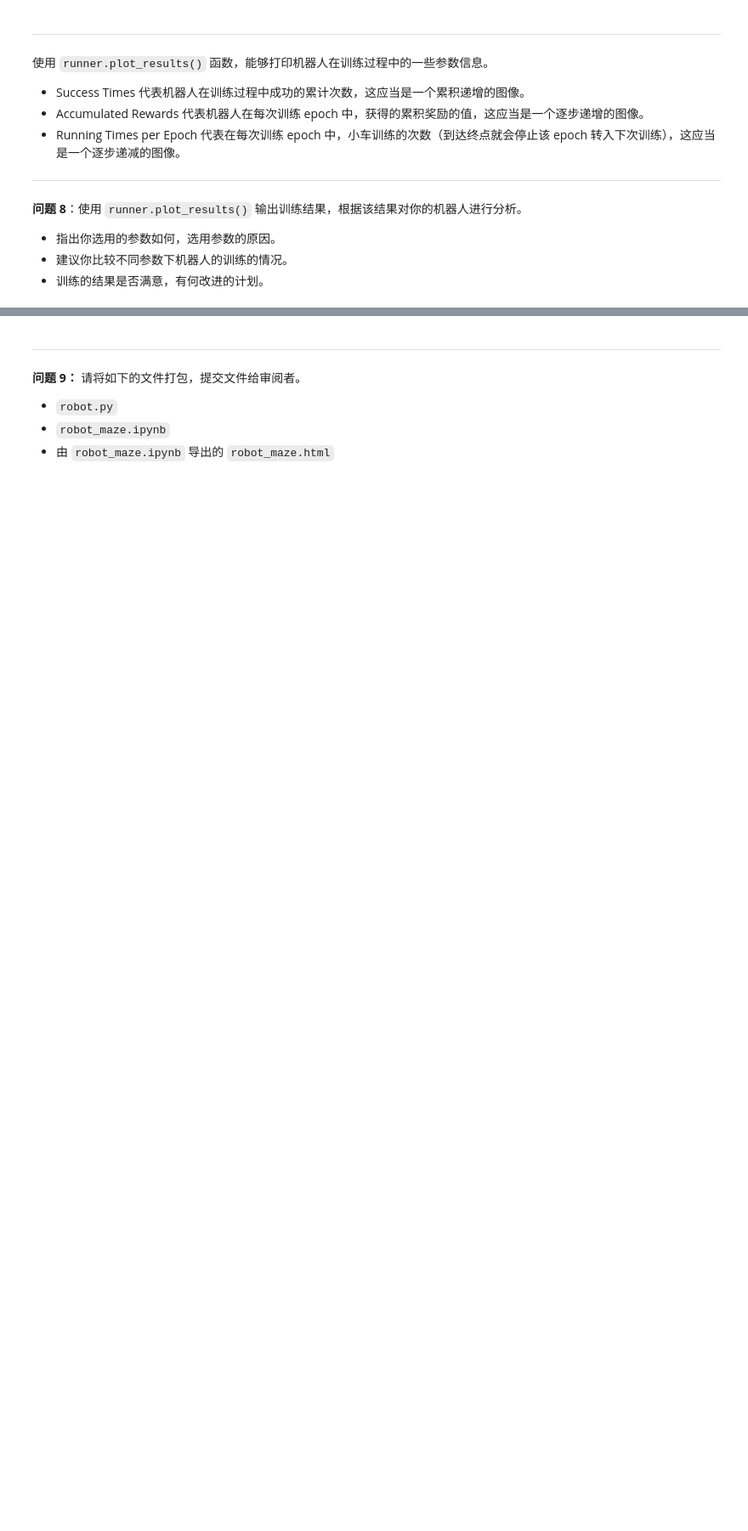
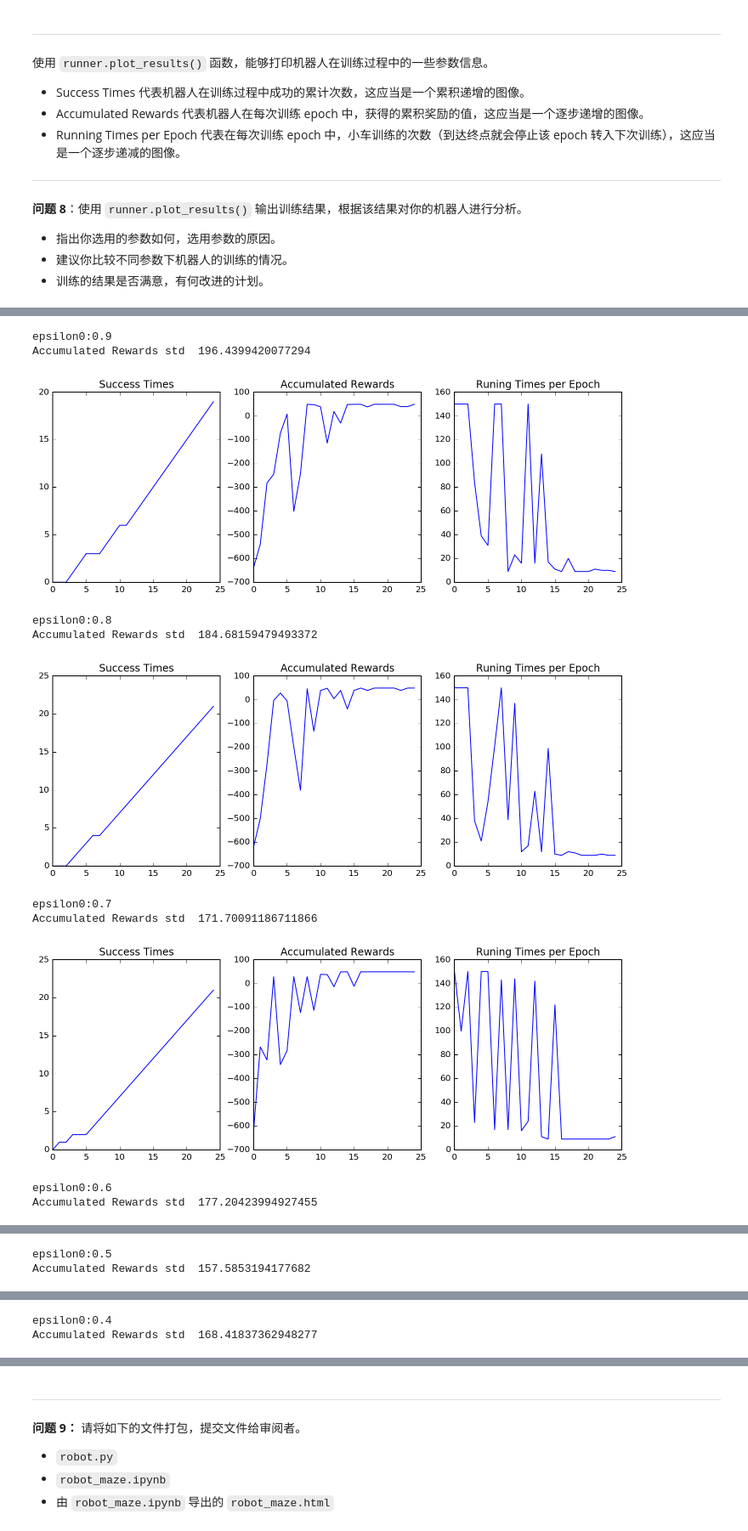
Before and after one commit to GavinCando/UdaCityProjects, a Jupyter notebook: P4/robot_maze.ipynb, the cells around one changed output, grey strips where cells are left out. Shown at 85% size. Saved outputs shown, nothing was run; the diff lists cells and outputs as text; code cells hidden in the pictures; blank space fills up the shorter version.

```diff
--- a/P4/robot_maze.ipynb
+++ b/P4/robot_maze.ipynb
@@ -334,0 +346,22 @@ epoch 当减小时， 无法走到终点，因为epoch的次数无法使结果
+# %%
+run (epoch = 25, epsilon0 = 0.9, alpha = 0.5, gamma = 0.9).plot_results("epsilon0:0.9")
+run (epoch = 25, epsilon0 = 0.8, alpha = 0.5, gamma = 0.9).plot_results("epsilon0:0.8")
+run (epoch = 25, epsilon0 = 0.7, alpha = 0.5, gamma = 0.9).plot_results("epsilon0:0.7")
+run (epoch = 25, epsilon0 = 0.6, alpha = 0.5, gamma = 0.9).plot_results("epsilon0:0.6")
+run (epoch = 25, epsilon0 = 0.5, alpha = 0.5, gamma = 0.9).plot_results("epsilon0:0.5")
+run (epoch = 25, epsilon0 = 0.4, alpha = 0.5, gamma = 0.9).plot_results("epsilon0:0.4")
+run (epoch = 25, epsilon0 = 0.3, alpha = 0.5, gamma = 0.9).plot_results("epsilon0:0.3")
+run (epoch = 25, epsilon0 = 0.2, alpha = 0.5, gamma = 0.9).plot_results("epsilon0:0.2")
+run (epoch = 25, epsilon0 = 0.1, alpha = 0.5, gamma = 0.9).plot_results("epsilon0:0.1")
+# %% [output]
+epsilon0:0.9
+Accumulated Rewards std  196.4399420077294
+[figure, added]
+epsilon0:0.8
+Accumulated Rewards std  184.68159479493372
+[figure, added]
+epsilon0:0.7
+Accumulated Rewards std  171.70091186711866
+[figure, added]
+epsilon0:0.6
+Accumulated Rewards std  177.20423994927455
@@ -334,0 +369,2 @@ epoch 当减小时， 无法走到终点，因为epoch的次数无法使结果
+epsilon0:0.5
+Accumulated Rewards std  157.5853194177682
@@ -334,0 +372,2 @@ epoch 当减小时， 无法走到终点，因为epoch的次数无法使结果
+epsilon0:0.4
+Accumulated Rewards std  168.41837362948277
```
Also changed, not shown: parts of 19 cells of this notebook, 7 other files.
